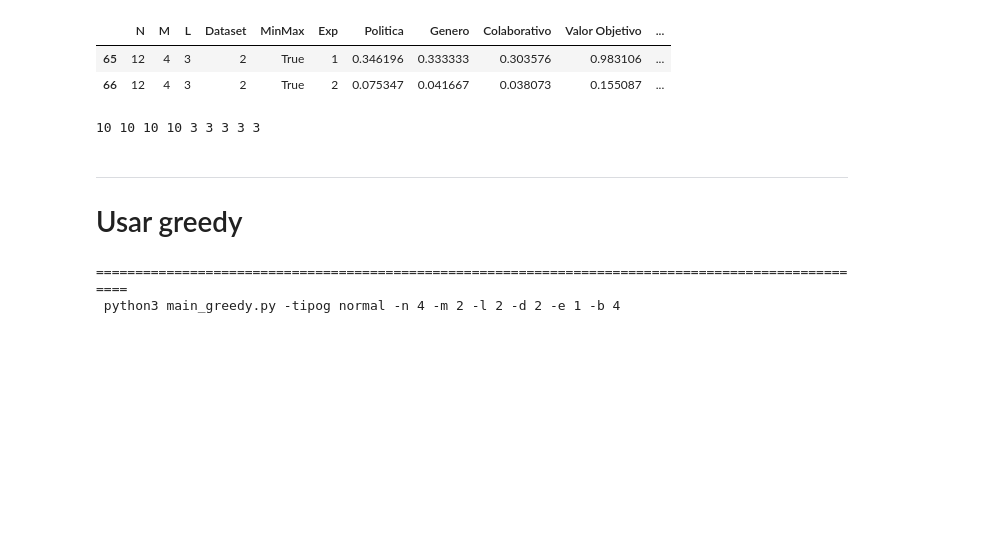
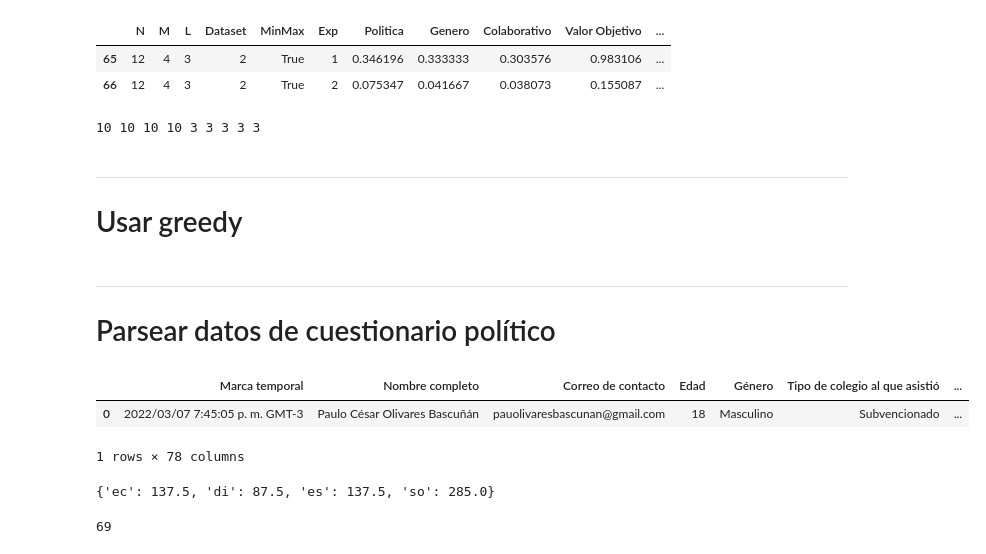
Before and after one commit to valehp/Grupos-politicos, a Jupyter notebook: pruebas.ipynb, the cells around one changed output. Drawn from its saved outputs; the diff is of its cells as text; code cells hidden in the pictures; blank space fills up the shorter version.

```diff
--- a/pruebas.ipynb
+++ b/pruebas.ipynb
@@ -499,7 +499,8 @@ for ii in r.index:
 # Usar greedy
 # %%
 exp = [1, 2, 3, 4]
-greedys = [ "normal", "random", "iterativo" ]
+#greedys = [ "normal", "random", "iterativo" ]
+greedys = [ "iterativo" ]
 datos = [
     [4, 2, 2],
     [6, 2, 3],
@@ -521,6 +522,13 @@ for g in greedys:
             command = "python3 main_greedy.py -tipog {} -n {} -m {} -l {} -d 2 -e {} -b {}".format(g, n, m, l, e, bins)
             print("="*100, "\n", command)
             os.system(command)
-# %% [output]
-====================================================================================================
- python3 main_greedy.py -tipog normal -n 4 -m 2 -l 2 -d 2 -e 1 -b 4
+# %% [markdown]
+----
+# Parsear datos de cuestionario político
+# %%
+df = pd.read_csv("TestPolitico.csv")
+df
+# %% [output]
+|  | Marca temporal | Nombre completo | Correo de contacto | Edad | Género | Tipo de colegio al que asistió | ... |
+| 0 | 2022/03/07 7:45:05 p. m. GMT-3 | Paulo César Olivares Bascuñán | pauolivaresbascunan@gmail.com | 18 | Masculino | Subvencionado | ... |
+1 rows × 78 columns
@@ -526,0 +635,8 @@ for g in greedys:
+# %%
+ejes
+# %% [output]
+{'ec': 137.5, 'di': 87.5, 'es': 137.5, 'so': 285.0}
+# %%
+i
+# %% [output]
+69
```
Also changed, not shown: parts of 4 cells of this notebook, 5 other files.
